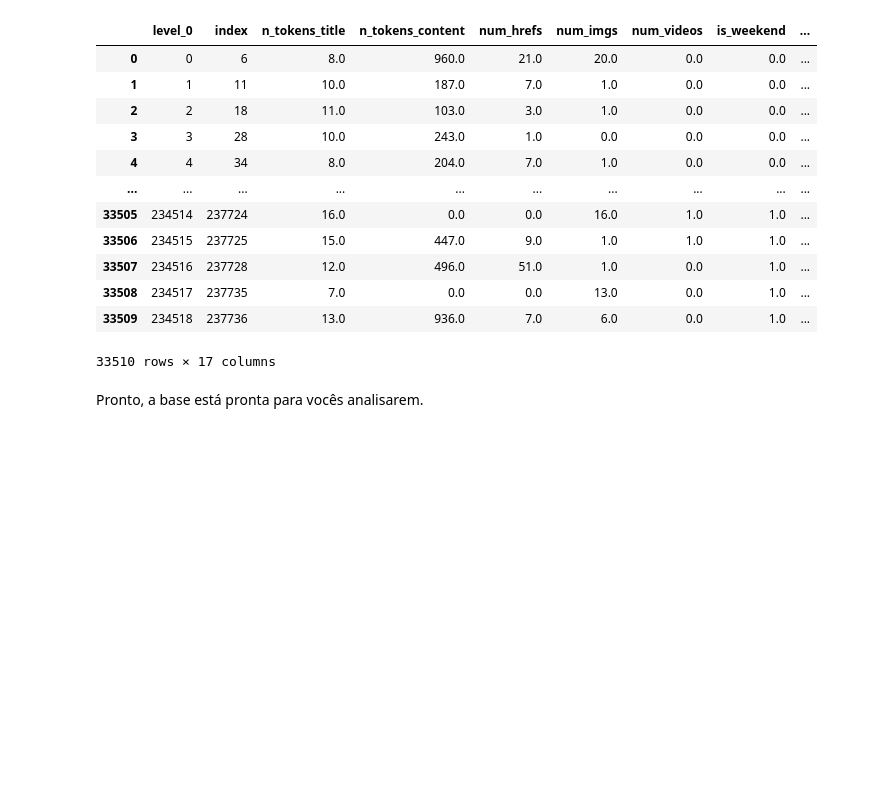
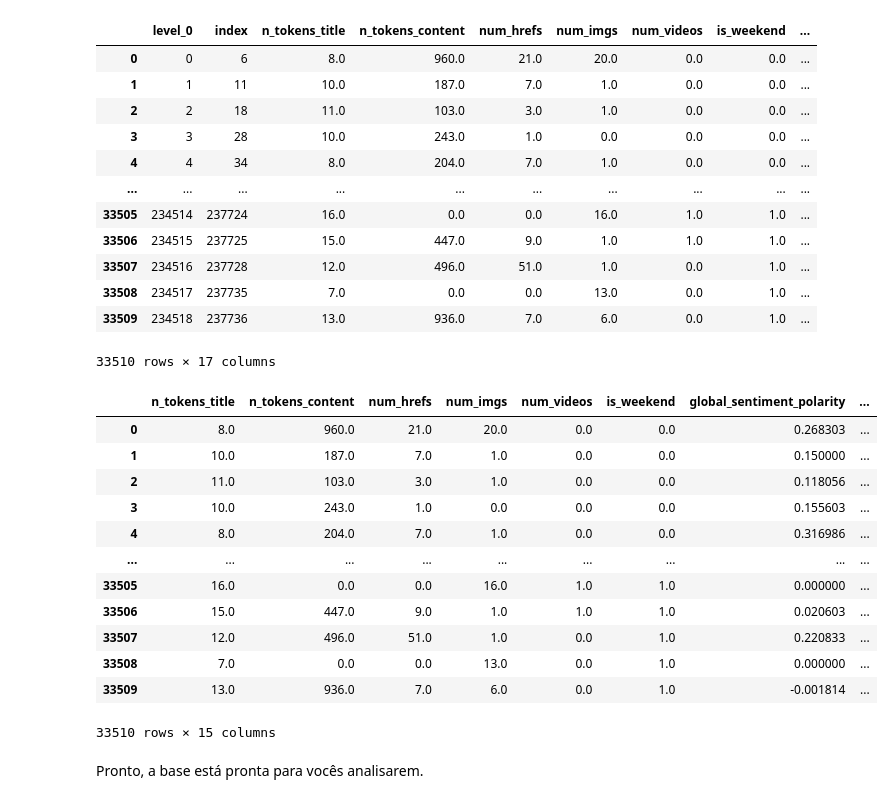
Before and after one commit to adolfoguimaraes/datascience, a Jupyter notebook: code/01_laboratorio_analise_de_dados.ipynb, the cells around one changed output. Drawn from its saved outputs; the diff is of its cells as text; code cells hidden in the pictures; blank space fills up the shorter version.

```diff
--- a/code/01_laboratorio_analise_de_dados.ipynb
+++ b/code/01_laboratorio_analise_de_dados.ipynb
@@ -697,5 +717,22 @@ data_final
 | 33508 | 234517 | 237735 | 7.0 | 0.0 | 0.0 | 13.0 | 0.0 | 1.0 | ... |
 | 33509 | 234518 | 237736 | 13.0 | 936.0 | 7.0 | 6.0 | 0.0 | 1.0 | ... |
 33510 rows × 17 columns
+# %%
+data_final.drop(columns=['level_0', 'index'], inplace=True)
+data_final
+# %% [output]
+|  | n_tokens_title | n_tokens_content | num_hrefs | num_imgs | num_videos | is_weekend | global_sentiment_polarity | ... |
+| 0 | 8.0 | 960.0 | 21.0 | 20.0 | 0.0 | 0.0 | 0.268303 | ... |
+| 1 | 10.0 | 187.0 | 7.0 | 1.0 | 0.0 | 0.0 | 0.150000 | ... |
+| 2 | 11.0 | 103.0 | 3.0 | 1.0 | 0.0 | 0.0 | 0.118056 | ... |
+| 3 | 10.0 | 243.0 | 1.0 | 0.0 | 0.0 | 0.0 | 0.155603 | ... |
+| 4 | 8.0 | 204.0 | 7.0 | 1.0 | 0.0 | 0.0 | 0.316986 | ... |
+| ... | ... | ... | ... | ... | ... | ... | ... | ... |
+| 33505 | 16.0 | 0.0 | 0.0 | 16.0 | 1.0 | 1.0 | 0.000000 | ... |
+| 33506 | 15.0 | 447.0 | 9.0 | 1.0 | 1.0 | 1.0 | 0.020603 | ... |
+| 33507 | 12.0 | 496.0 | 51.0 | 1.0 | 0.0 | 1.0 | 0.220833 | ... |
+| 33508 | 7.0 | 0.0 | 0.0 | 13.0 | 0.0 | 1.0 | 0.000000 | ... |
+| 33509 | 13.0 | 936.0 | 7.0 | 6.0 | 0.0 | 1.0 | -0.001814 | ... |
+33510 rows × 15 columns
 # %% [markdown]
 Pronto, a base está pronta para vocês analisarem.
```
Also changed, not shown: parts of 5 cells of this notebook, 2 other files.
